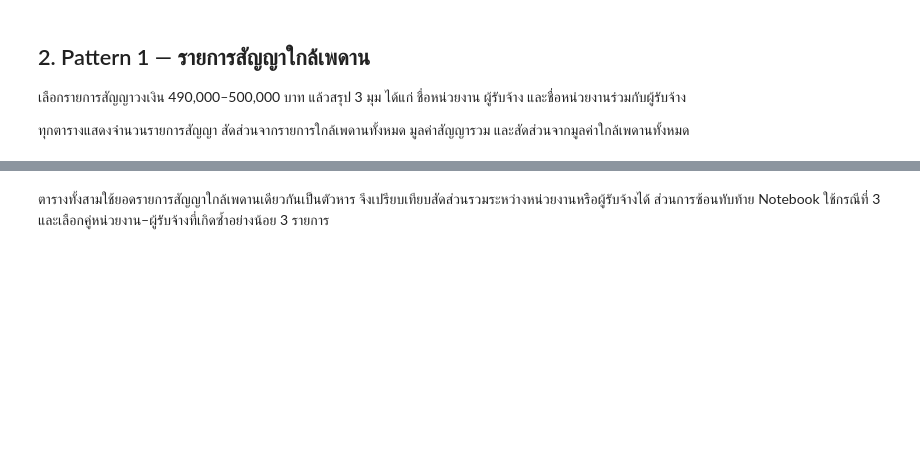
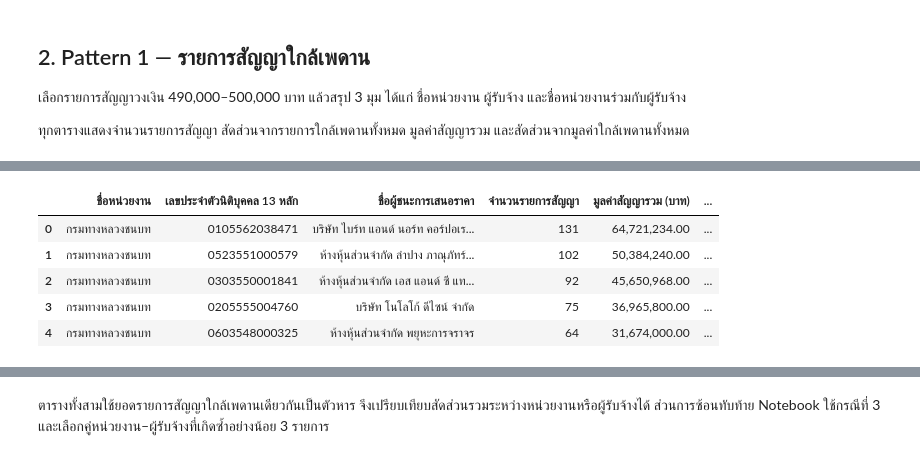
Before and after one commit to mdanmek/nida-dads-notes, a Jupyter notebook: dads5001-data-tools/project/eda/04_construction_review_indicators_2569.ipynb, the cells around one changed output, grey strips where cells are left out. Saved outputs shown, nothing was run; the diff lists cells and outputs as text; code cells hidden in the pictures; blank space fills up the shorter version.

```diff
--- a/dads5001-data-tools/project/eda/04_construction_review_indicators_2569.ipynb
+++ b/dads5001-data-tools/project/eda/04_construction_review_indicators_2569.ipynb
@@ -232,0 +226,55 @@ display(pattern1_summary)
+# %%
+pattern1_agency_supplier = (
+    near_ceiling_data
+    .groupby(
+        [
+            agency_column,
+            supplier_id_column
+        ],
+        dropna=False
+    )
+    .agg({
+        supplier_name_column: 'first',
+        contract_column: 'size',
+        contract_value_column: 'sum'
+    })
+    .reset_index()
+    .rename(columns={
+        contract_column: 'จำนวนรายการสัญญา',
+        contract_value_column: 'มูลค่าสัญญารวม (บาท)'
+    })
+)
+
+pattern1_agency_supplier[
+    'สัดส่วนจำนวนจากทั้งหมด (%)'
+] = (
+    pattern1_agency_supplier['จำนวนรายการสัญญา']
+    / near_ceiling_contract_total
+    * 100
+)
+
+pattern1_agency_supplier[
+    'สัดส่วนมูลค่าจากทั้งหมด (%)'
+] = (
+    pattern1_agency_supplier['มูลค่าสัญญารวม (บาท)']
+    / near_ceiling_value_total
+    * 100
+)
+
+pattern1_agency_supplier = (
+    pattern1_agency_supplier
+    .sort_values(
+        'สัดส่วนจำนวนจากทั้งหมด (%)',
+        ascending=False
+    )
+    .reset_index(drop=True)
+)
+
+display(pattern1_agency_supplier.head(5))
+# %% [output]
+|  | ชื่อหน่วยงาน | เลขประจำตัวนิติบุคคล 13 หลัก | ชื่อผู้ชนะการเสนอราคา | จำนวนรายการสัญญา | มูลค่าสัญญารวม (บาท) | ... |
+| 0 | กรมทางหลวงชนบท | 0105562038471 | บริษัท ไบร์ท แอนด์ นอร์ท คอร์ปอเร... | 131 | 64,721,234.00 | ... |
+| 1 | กรมทางหลวงชนบท | 0523551000579 | ห้างหุ้นส่วนจำกัด ลำปาง ภาณุภัทร์... | 102 | 50,384,240.00 | ... |
+| 2 | กรมทางหลวงชนบท | 0303550001841 | ห้างหุ้นส่วนจำกัด เอส แอนด์ ซี แท... | 92 | 45,650,968.00 | ... |
+| 3 | กรมทางหลวงชนบท | 0205555004760 | บริษัท โนโลโก้ ดีไซน์ จำกัด | 75 | 36,965,800.00 | ... |
+| 4 | กรมทางหลวงชนบท | 0603548000325 | ห้างหุ้นส่วนจำกัด พยุหะการจราจร | 64 | 31,674,000.00 | ... |
```
Also changed, not shown: parts of 17 cells of this notebook.
